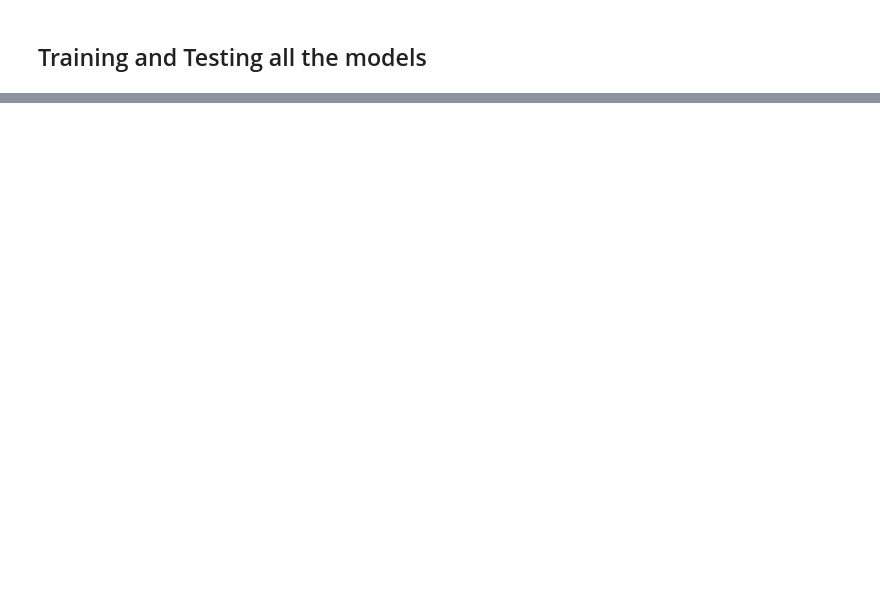
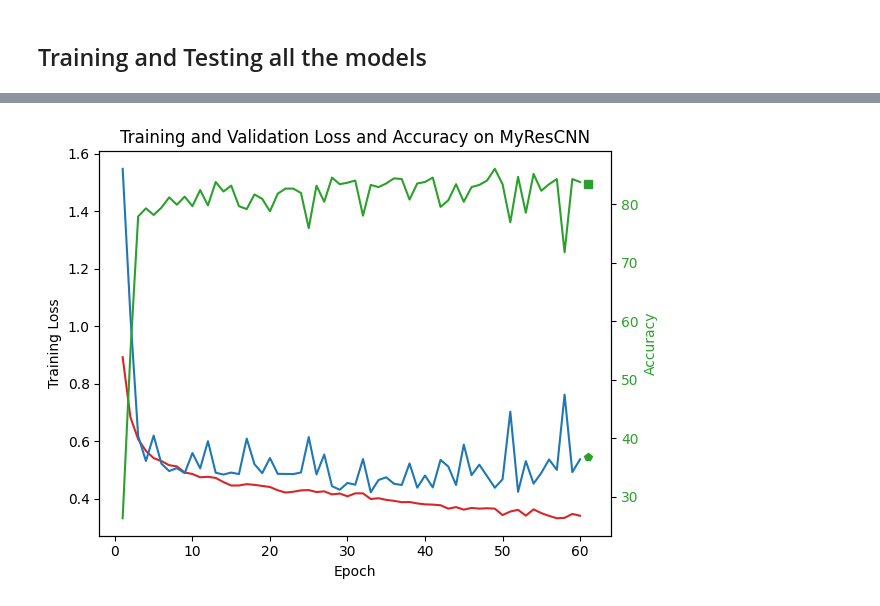
Before and after one commit to Akashkharita/PNW_Seismic_Event_Classification, a Jupyter notebook: deep_learning/Train_CNN_models.ipynb, the cells around one changed output, grey strips where cells are left out. Saved outputs shown, nothing was run; the diff lists cells and outputs as text; code cells hidden in the pictures; blank space fills up the shorter version.

```diff
--- a/deep_learning/Train_CNN_models.ipynb
+++ b/deep_learning/Train_CNN_models.ipynb
@@ -205,3 +209,26 @@ class SeismicCNN(nn.Module):
         return x
 
     # Lets define a function to visualize the activation as well.
+# %%
+class BasicResNetBlock(nn.Module):
+    def __init__(self, in_channels):
+        super(BasicResNetBlock, self).__init__()
+        self.conv1 = nn.Conv1d(in_channels, in_channels, kernel_size=3, stride=1, padding=1, bias=False)
+        self.bn1 = nn.BatchNorm1d(in_channels)
+        self.conv2 = nn.Conv1d(in_channels, in_channels, kernel_size=3, stride=1, padding=1, bias=False)
+        self.bn2 = nn.BatchNorm1d(in_channels)
+
+    def forward(self, x):
+        identity = x
+
+        out = self.conv1(x)
+        out = self.bn1(out)
+        out = F.relu(out)
+
+        out = self.conv2(out)
+        out = self.bn2(out)
+
+        out += identity
+        out = F.relu(out)
+
+        return out
@@ -633,0 +697,3 @@ plt.show()
+# %%
+model3 = MyResCNN(num_classes=4, num_channels=num_channels,dropout_rate=dropout).to(device)  # Use 'cuda' if you have a GPU available
+(loss_time, val_loss_time, val_accuracy_time,test_loss,test_accuracy) = train_model(model3,train_loader,val_loader,test_loader,n_epochs=n_epochs,learning_rate=learning_rate,criterion=criterion)
@@ -633,0 +708,20 @@ plt.show()
+# %%
+NN = len(loss_time)
+
+fig, ax1 = plt.subplots()
+ax1.set_xlabel('Epoch')
+ax1.set_ylabel('Training Loss')
+ax1.plot(np.arange(1, NN+1), loss_time, color='tab:red')
+ax1.plot(np.arange(1, NN+1), val_loss_time, color='tab:blue')
+ax1.plot(NN+1, test_loss, 'p', color='tab:blue')
+# ax1.tick_params(axis='y', labelcolor='tab:blue')
+ax2 = ax1.twinx()
+ax2.set_ylabel('Accuracy', color='tab:green')
+ax2.plot(np.arange(1, NN+1), val_accuracy_time, color='tab:green')
+ax2.plot(NN+1, test_accuracy, 's', color='tab:green',size=20)
+ax2.tick_params(axis='y', labelcolor='tab:green')
+plt.title("Training and Validation Loss and Accuracy on MyResCNN")
+fig.tight_layout()
+plt.show()
+# %% [output]
+[figure, added]
```
Also changed, not shown: parts of 13 cells of this notebook.
